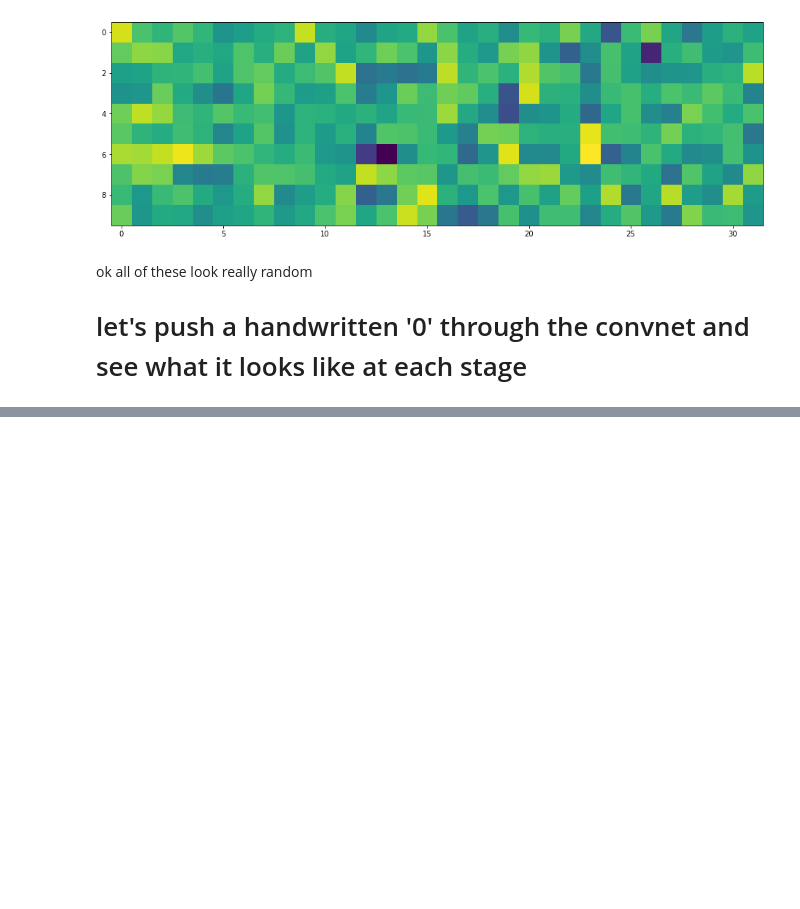
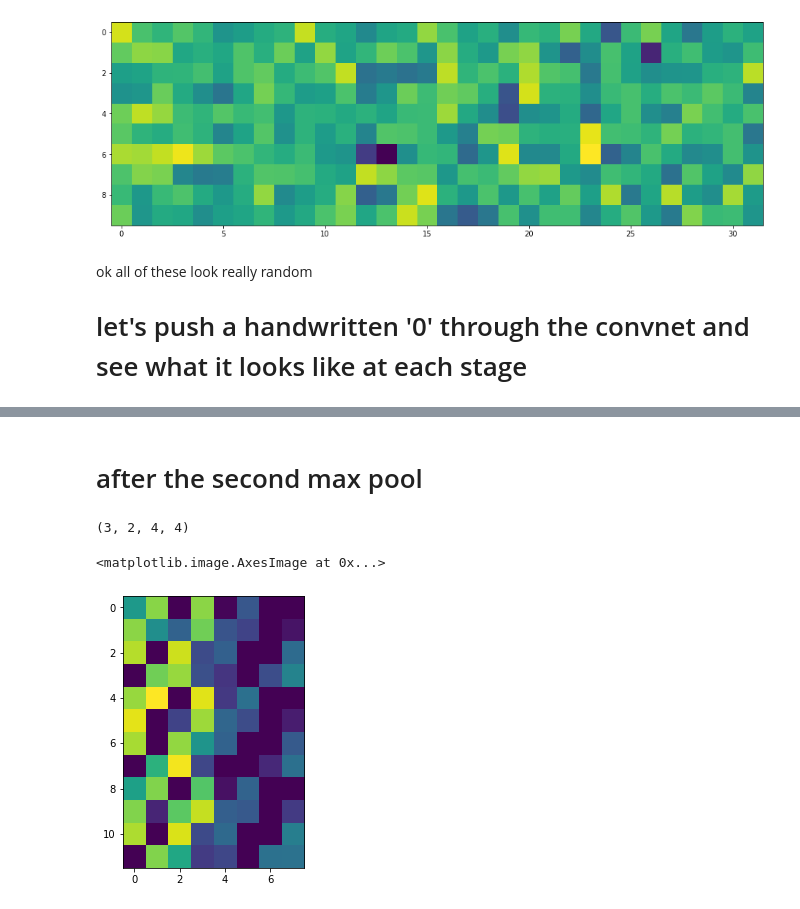
Before and after one commit to seangao14/mnist-cnn-visualizer, a Jupyter notebook: playground.ipynb, the cells around one changed output, grey strips where cells are left out. Saved outputs shown, nothing was run; the diff lists cells and outputs as text; code cells hidden in the pictures; blank space fills up the shorter version.

```diff
--- a/playground.ipynb
+++ b/playground.ipynb
@@ -129,0 +152,18 @@ plt.imshow(c2_cat)
+# %% [markdown]
+# after the second max pool
+# %%
+# visualizing maxpool2d on first layer:
+x_mp2 = F.max_pool2d(F.relu(x_c2), (2,2))
+mp2 = x_mp2.detach().numpy()
+print(mp2.shape)
+mp2 = mp2.reshape((-1,2,4,4))
+mp2_cat = []
+for i in range(mp2.shape[0]):
+    mp2_cat.append(np.concatenate((mp2[i][:]), axis=1))
+mp2_img = np.concatenate((mp2_cat[:]))
+plt.figure(figsize=(5,5))
+plt.imshow(mp2_img)
+# %% [output]
+(3, 2, 4, 4)
+<matplotlib.image.AxesImage at 0x...>
+[figure, added]
```
Also changed, not shown: parts of 9 cells of this notebook.
